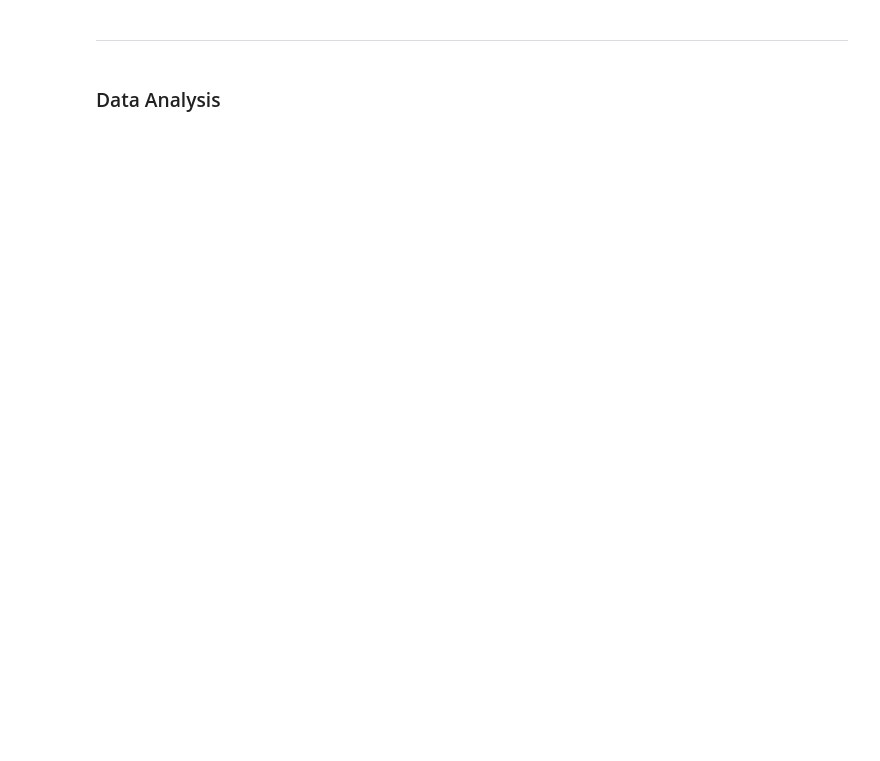
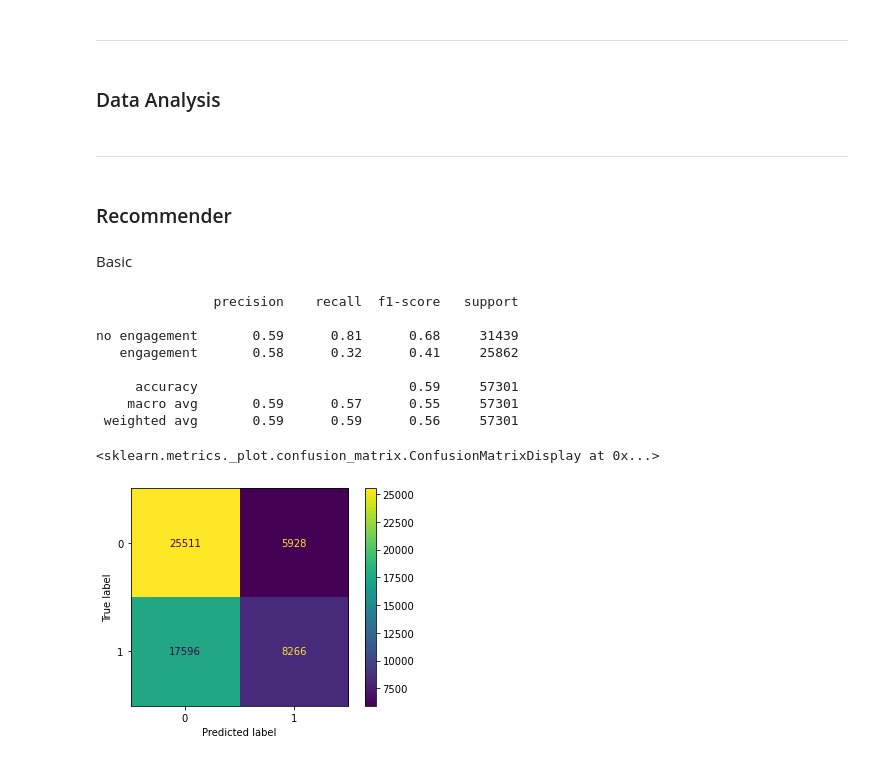
Before and after one commit to RicardFS90/Recsys_Twitter, a Jupyter notebook: project_file.ipynb, the cells around one changed output. Drawn from its saved outputs; the diff is of its cells as text; code cells hidden in the pictures; blank space fills up the shorter version.

Commit message:
Nous parametres i afegir primeres versions del xgboost

```diff
--- a/project_file.ipynb
+++ b/project_file.ipynb
@@ -35,7 +35,8 @@ import matplotlib
 #libname = 'C:/Users/usuario/Documents/Data Science/Postgrau-master/Final Project'
 
 # load data
-df = pd.read_csv('twitter_subset1M.csv')
+#df = pd.read_csv('twitter_subset1M.csv')
+df = pd.read_csv('tocho2.csv')
 
 # Visualize some data
 df.head()
@@ -147,3 +174,41 @@ df.head()
 -------------------------------------------------------------------------------------------------------------------------------
 # %% [markdown]
 ### Data Analysis
+# %% [markdown]
+-------------------------------------------------------------------------------------------------------------------------------
+# %% [markdown]
+### Recommender
+# %% [markdown]
+Basic
+# %%
+import xgboost as xgb
+
+features = ['engaged_with_user_is_verified', 'engagee_follows_engager', 'present_photo', 'present_video', 'present_gif', 'present_links', 'present_hashtags', 'engaged_with_popularity_categorial', 'engaged_with_account_seniority']
+target = ['reaction_type_like']
+
+train = df[df['tweet_timestamp_weekday']<5]
+test = df[df['tweet_timestamp_weekday']>4]
+X_train=train[features]
+y_train=train[target]
+X_test=test[features]
+y_test=test[target]
+
+xg_rec = xgb.XGBClassifier()
+xg_rec.fit(X_train,y_train)
+preds = xg_rec.predict(X_test)
+
+from sklearn.metrics import classification_report, plot_confusion_matrix
+target_names = ['no engagement', 'engagement']
+print(classification_report(y_test, preds, target_names=target_names))
+plot_confusion_matrix(xg_rec, X_test, y_test)
+# %% [output]
+               precision    recall  f1-score   support
+
+no engagement       0.59      0.81      0.68     31439
+   engagement       0.58      0.32      0.41     25862
+
+     accuracy                           0.59     57301
+    macro avg       0.59      0.57      0.55     57301
+ weighted avg       0.59      0.59      0.56     57301
+<sklearn.metrics._plot.confusion_matrix.ConfusionMatrixDisplay at 0x...>
+[figure, added]
```
Also changed, not shown: parts of 8 cells of this notebook.
